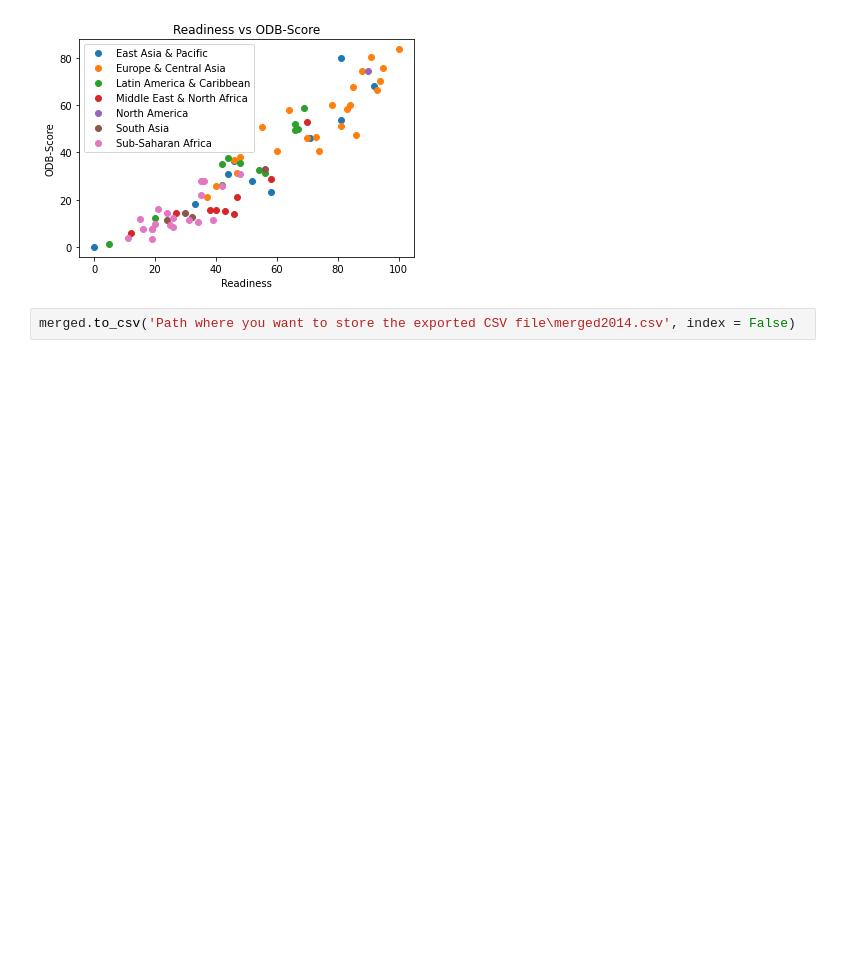
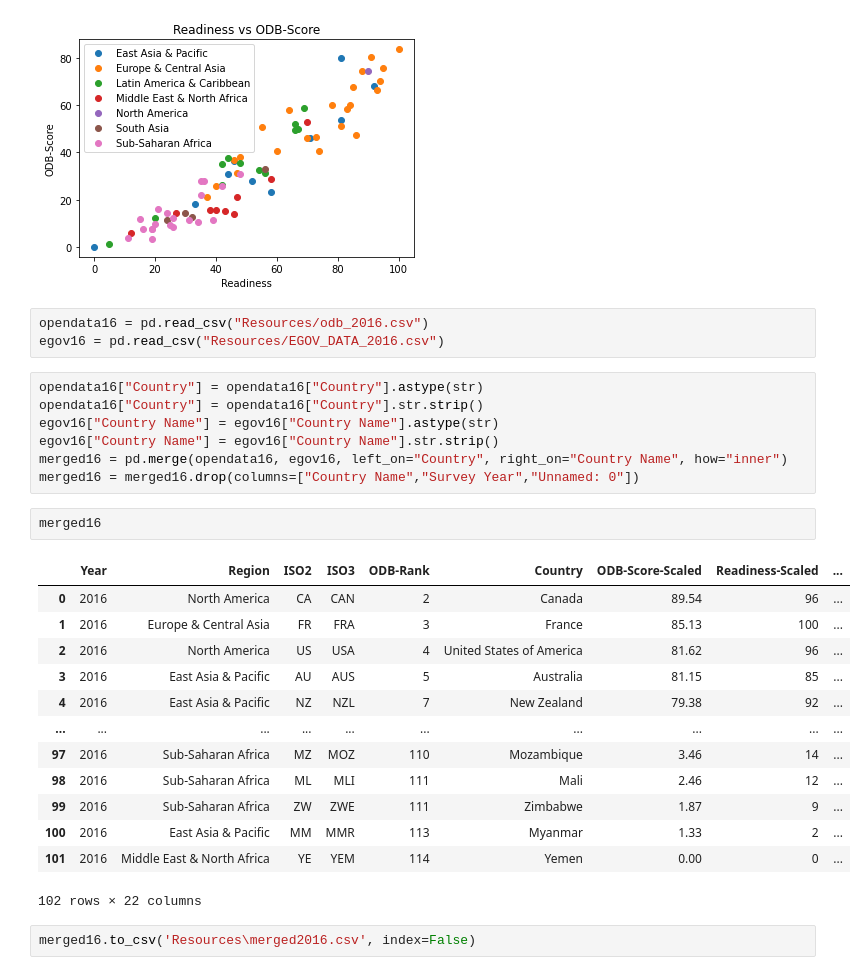
Before and after one commit to kreetigulati/Egovernance_and_OpenData, a Jupyter notebook: Project1_nico.ipynb, the cells around one changed output. Cells and saved outputs as stored; diff of their text form; blank space fills up the shorter version.

Commit message:
made merged2016

```diff
--- a/Project1_nico.ipynb
+++ b/Project1_nico.ipynb
@@ -119,5 +119,31 @@ plt.legend()
 # %% [output]
 <matplotlib.legend.Legend at 0x...>
 [figure]
-# %%
-merged.to_csv('Path where you want to store the exported CSV file\merged2014.csv', index = False)
+# %%
+opendata16 = pd.read_csv("Resources/odb_2016.csv")
+egov16 = pd.read_csv("Resources/EGOV_DATA_2016.csv")
+# %%
+opendata16["Country"] = opendata16["Country"].astype(str)
+opendata16["Country"] = opendata16["Country"].str.strip()
+egov16["Country Name"] = egov16["Country Name"].astype(str)
+egov16["Country Name"] = egov16["Country Name"].str.strip()
+merged16 = pd.merge(opendata16, egov16, left_on="Country", right_on="Country Name", how="inner")
+merged16 = merged16.drop(columns=["Country Name","Survey Year","Unnamed: 0"])
+# %%
+merged16
+# %% [output]
+|  | Year | Region | ISO2 | ISO3 | ODB-Rank | Country | ODB-Score-Scaled | Readiness-Scaled | ... |
+| 0 | 2016 | North America | CA | CAN | 2 | Canada | 89.54 | 96 | ... |
+| 1 | 2016 | Europe & Central Asia | FR | FRA | 3 | France | 85.13 | 100 | ... |
+| 2 | 2016 | North America | US | USA | 4 | United States of America | 81.62 | 96 | ... |
+| 3 | 2016 | East Asia & Pacific | AU | AUS | 5 | Australia | 81.15 | 85 | ... |
+| 4 | 2016 | East Asia & Pacific | NZ | NZL | 7 | New Zealand | 79.38 | 92 | ... |
+| ... | ... | ... | ... | ... | ... | ... | ... | ... | ... |
+| 97 | 2016 | Sub-Saharan Africa | MZ | MOZ | 110 | Mozambique | 3.46 | 14 | ... |
+| 98 | 2016 | Sub-Saharan Africa | ML | MLI | 111 | Mali | 2.46 | 12 | ... |
+| 99 | 2016 | Sub-Saharan Africa | ZW | ZWE | 111 | Zimbabwe | 1.87 | 9 | ... |
+| 100 | 2016 | East Asia & Pacific | MM | MMR | 113 | Myanmar | 1.33 | 2 | ... |
+| 101 | 2016 | Middle East & North Africa | YE | YEM | 114 | Yemen | 0.00 | 0 | ... |
+102 rows × 22 columns
+# %%
+merged16.to_csv('Resources\merged2016.csv', index=False)
```
Also changed, not shown: parts of 1 cell of this notebook, 1 other file.
